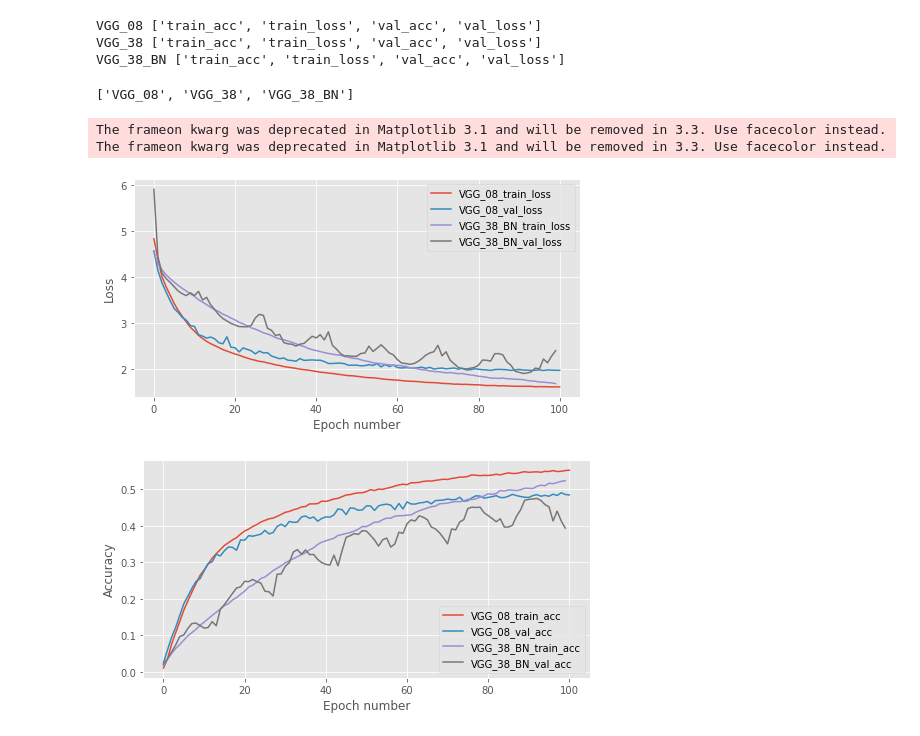
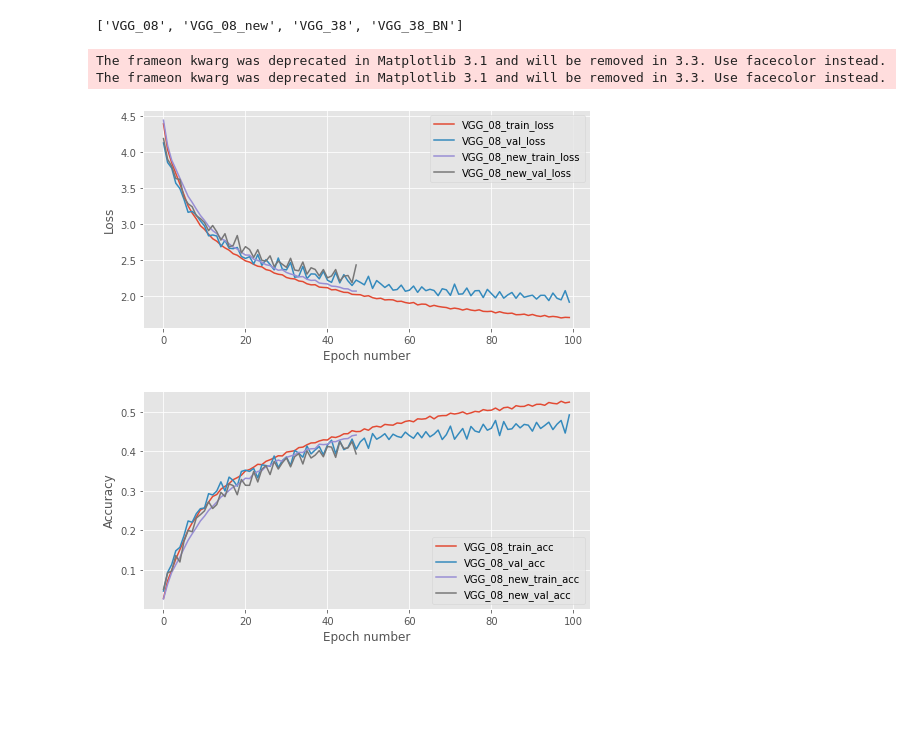
Before and after one commit to rokasgie/mlpractical, a Jupyter notebook: notebooks/Plot_Results.ipynb, the cells around one changed output. Drawn from its saved outputs; the diff is of its cells as text; code cells hidden in the pictures; blank space fills up the shorter version.

```diff
--- a/notebooks/Plot_Results.ipynb
+++ b/notebooks/Plot_Results.ipynb
@@ -36,14 +36,6 @@ def collect_experiment_dicts(target_dir, test_flag=False):
                 experiment_dicts[subdir.split('/')[-2]] = current_experiment_dict
 
     return experiment_dicts
-# %%
-result_dict = collect_experiment_dicts(target_dir=experiment_dir)
-for key, value in result_dict.items():
-    print(key, list(value.keys()))
-# %% [output]
-VGG_08 ['train_acc', 'train_loss', 'val_acc', 'val_loss']
-VGG_38 ['train_acc', 'train_loss', 'val_acc', 'val_loss']
-VGG_38_BN ['train_acc', 'train_loss', 'val_acc', 'val_loss']
 # %%
 import matplotlib.pyplot as plt
 %matplotlib inline
@@ -87,13 +79,16 @@ def plot_result_graphs(plot_name, stats, keys_to_plot, save=False, notebook=True
             transparent=False, bbox_inches=None, pad_inches=0.1,
             frameon=None, metadata=None)
 # %%
+result_dict = collect_experiment_dicts(target_dir=experiment_dir)
+
+
 print(list(result_dict.keys()))
-experiments = ["VGG_08", "VGG_38_BN"]
+experiments = ["VGG_08", "VGG_08_new"]
 plot_result_graphs('VGG_08_vs_VGG_38', result_dict,
                    keys_to_plot=experiments, save=True)
 # %% [output]
-['VGG_08', 'VGG_38', 'VGG_38_BN']
+['VGG_08', 'VGG_08_new', 'VGG_38', 'VGG_38_BN']
 The frameon kwarg was deprecated in Matplotlib 3.1 and will be removed in 3.3. Use facecolor instead.
 The frameon kwarg was deprecated in Matplotlib 3.1 and will be removed in 3.3. Use facecolor instead.
-[figure, old version]
+[figure, new version]
-[figure, old version]
+[figure, new version]
```
